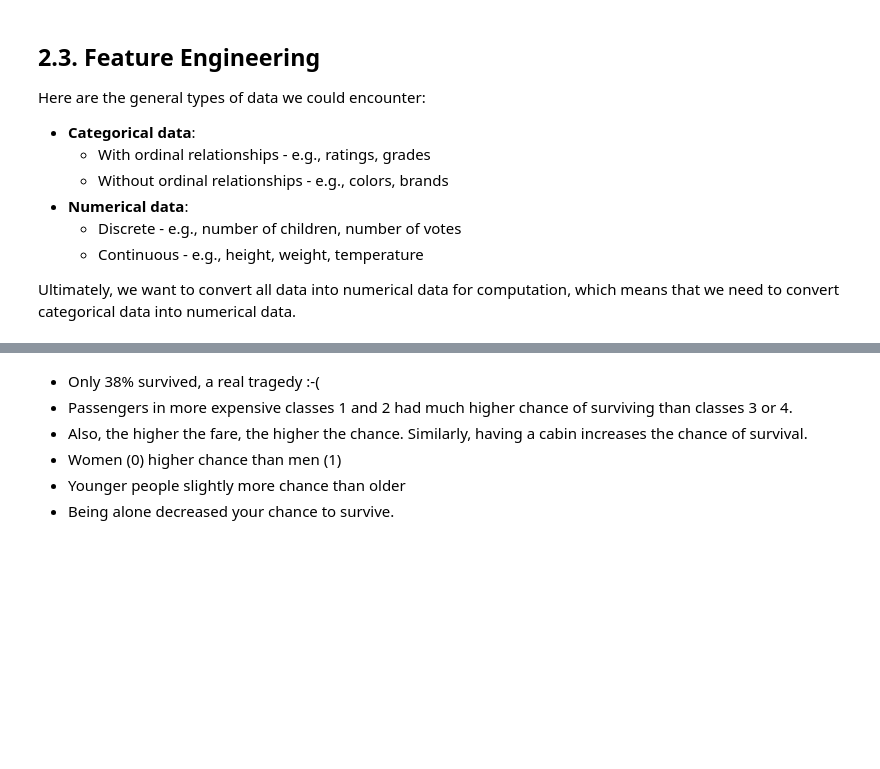
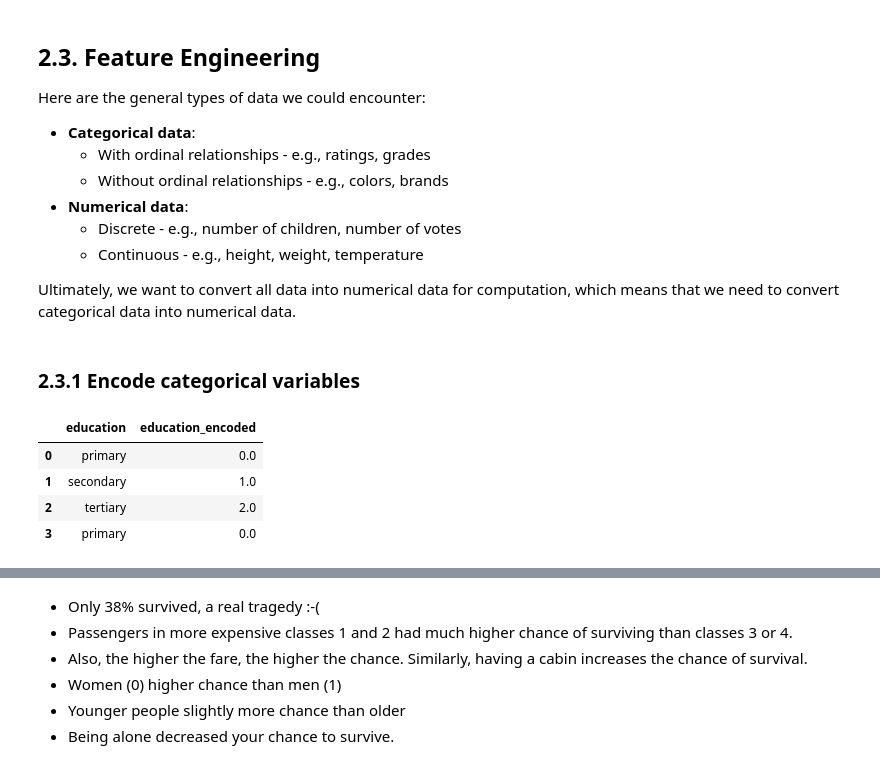
Before and after one commit to xiangshiyin/machine-learning-for-actuarial-science, a Jupyter notebook: 2025-spring/week05/notebook/demo.ipynb, the cells around one changed output, grey strips where cells are left out. Saved outputs shown, nothing was run; the diff lists cells and outputs as text; code cells hidden in the pictures; blank space fills up the shorter version.

```diff
--- a/2025-spring/week05/notebook/demo.ipynb
+++ b/2025-spring/week05/notebook/demo.ipynb
@@ -473,3 +477,21 @@ Here are the general types of data we could encounter:
   - Continuous - e.g., height, weight, temperature
 
 Ultimately, we want to convert all data into numerical data for computation, which means that we need to convert categorical data into numerical data.
+# %% [markdown]
+### 2.3.1 Encode categorical variables
+# %%
+# Encoding ordinal variables
+
+from sklearn.preprocessing import OrdinalEncoder
+
+df = pd.DataFrame({'education': ['primary', 'secondary', 'tertiary', 'primary']})
+encoder = OrdinalEncoder(categories=[['primary', 'secondary', 'tertiary']])  # Define order
+
+df['education_encoded'] = encoder.fit_transform(df[['education']])
+df
+# %% [output]
+|  | education | education_encoded |
+| 0 | primary | 0.0 |
+| 1 | secondary | 1.0 |
+| 2 | tertiary | 2.0 |
+| 3 | primary | 0.0 |
```
Also changed, not shown: parts of 6 cells of this notebook.
